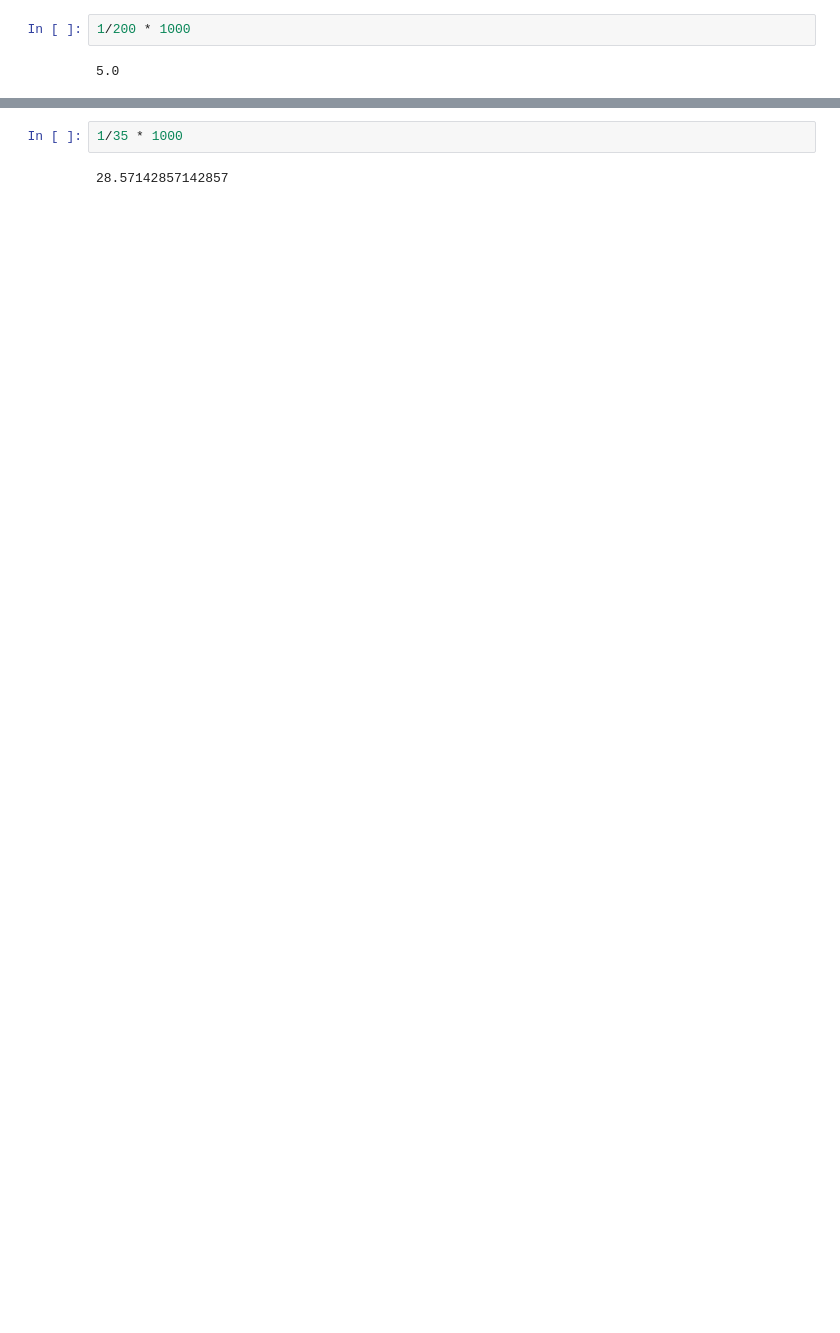
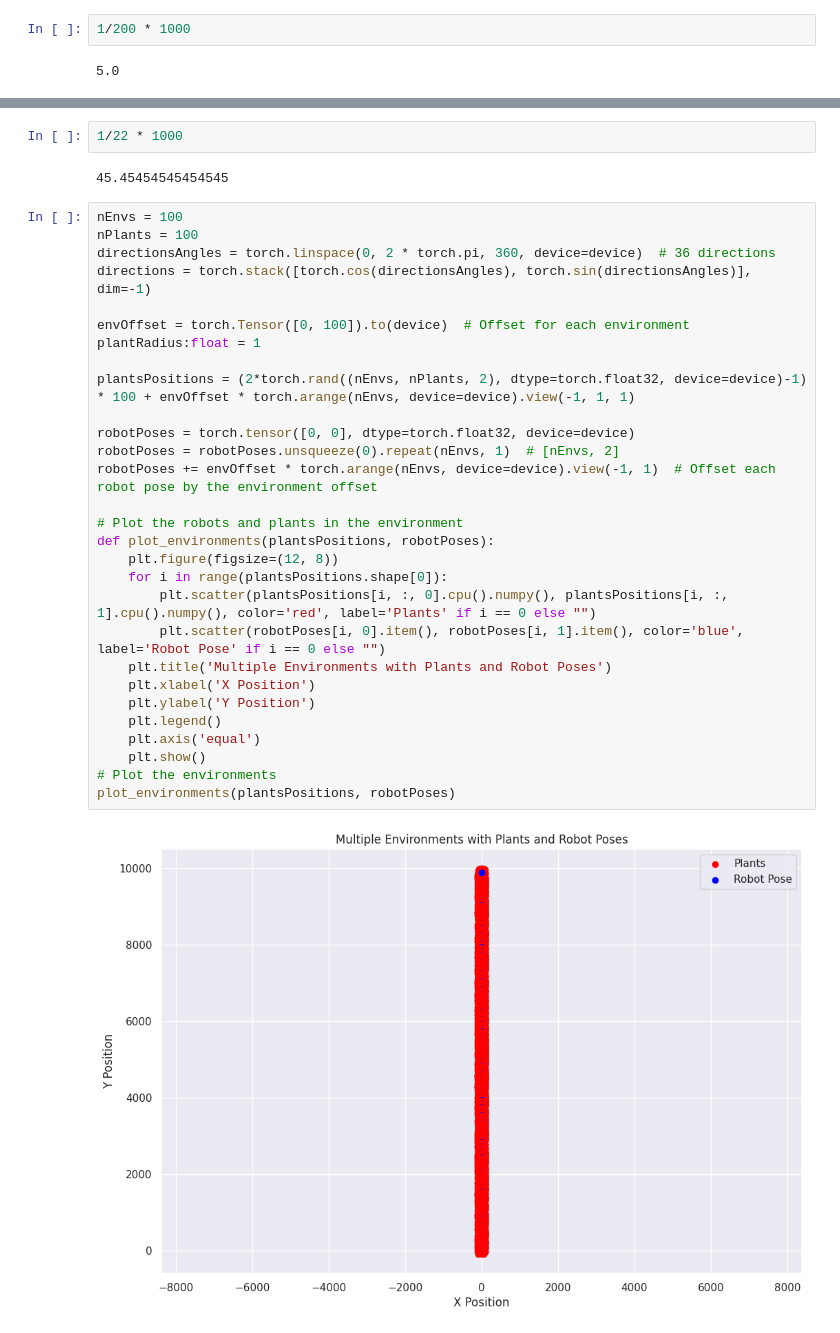
Before and after one commit to AIRLab-POLIMI/FRE25_IsaacLabSym, a Jupyter notebook: source/FRE25_IsaacLabSym/FRE25_IsaacLabSym/tasks/direct/fre25_isaaclabsym/RayMarcher/RayMarcher.ipynb, the cells around one changed output, grey strips where cells are left out. Drawn from its saved outputs; the diff is of its cells as text; blank space fills up the shorter version.

```diff
--- a/source/FRE25_IsaacLabSym/FRE25_IsaacLabSym/tasks/direct/fre25_isaaclabsym/RayMarcher/RayMarcher.ipynb
+++ b/source/FRE25_IsaacLabSym/FRE25_IsaacLabSym/tasks/direct/fre25_isaaclabsym/RayMarcher/RayMarcher.ipynb
@@ -207,4 +197,35 @@ Traceback of TorchScript (most recent call last):
 # %%
-1/35 * 1000
+1/22 * 1000
 # %% [output]
-28.57142857142857
+45.45454545454545
+# %%
+nEnvs = 100
+nPlants = 100
+directionsAngles = torch.linspace(0, 2 * torch.pi, 360, device=device)  # 36 directions
+directions = torch.stack([torch.cos(directionsAngles), torch.sin(directionsAngles)], dim=-1)
+
+envOffset = torch.Tensor([0, 100]).to(device)  # Offset for each environment
+plantRadius:float = 1
+
+plantsPositions = (2*torch.rand((nEnvs, nPlants, 2), dtype=torch.float32, device=device)-1) * 100 + envOffset * torch.arange(nEnvs, device=device).view(-1, 1, 1)
+
+robotPoses = torch.tensor([0, 0], dtype=torch.float32, device=device)
+robotPoses = robotPoses.unsqueeze(0).repeat(nEnvs, 1)  # [nEnvs, 2]
+robotPoses += envOffset * torch.arange(nEnvs, device=device).view(-1, 1)  # Offset each robot pose by the environment offset
+
+# Plot the robots and plants in the environment
+def plot_environments(plantsPositions, robotPoses):
+    plt.figure(figsize=(12, 8))
+    for i in range(plantsPositions.shape[0]):
+        plt.scatter(plantsPositions[i, :, 0].cpu().numpy(), plantsPositions[i, :, 1].cpu().numpy(), color='red', label='Plants' if i == 0 else "")
+        plt.scatter(robotPoses[i, 0].item(), robotPoses[i, 1].item(), color='blue', label='Robot Pose' if i == 0 else "")
+    plt.title('Multiple Environments with Plants and Robot Poses')
+    plt.xlabel('X Position')
+    plt.ylabel('Y Position')
+    plt.legend()
+    plt.axis('equal')
+    plt.show()
+# Plot the environments
+plot_environments(plantsPositions, robotPoses)
+# %% [output]
+[figure, added]
```
Also changed, not shown: parts of 11 cells of this notebook.
